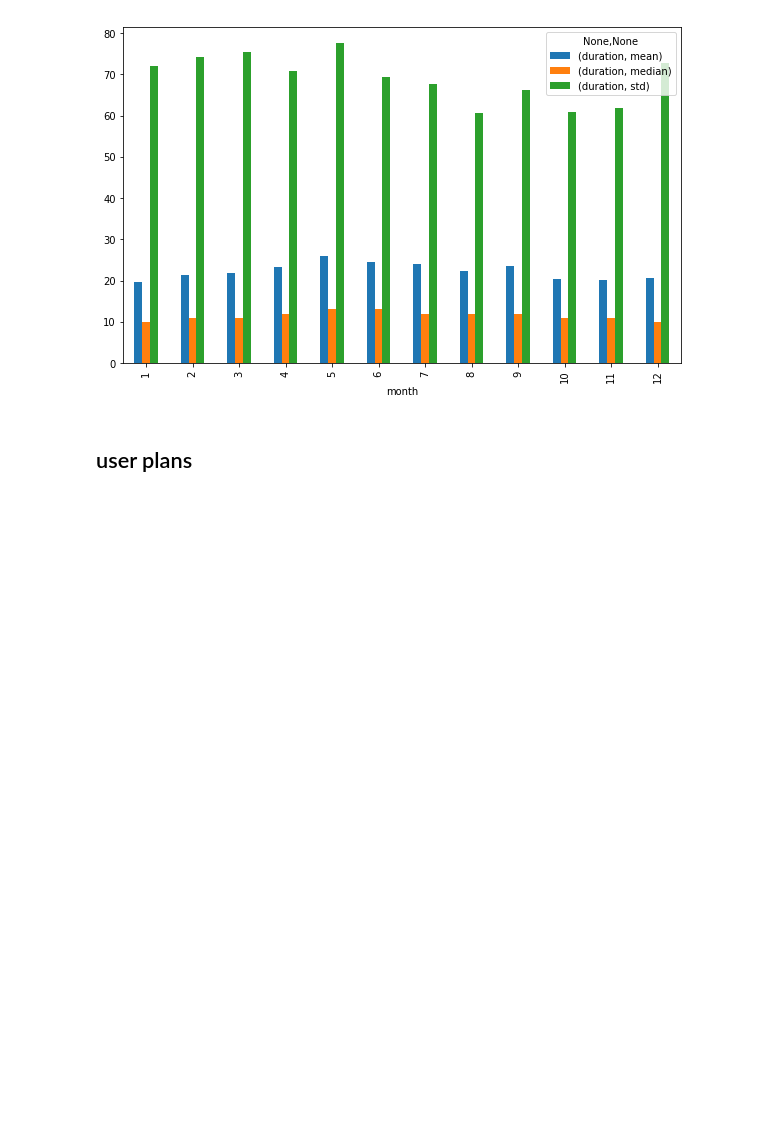
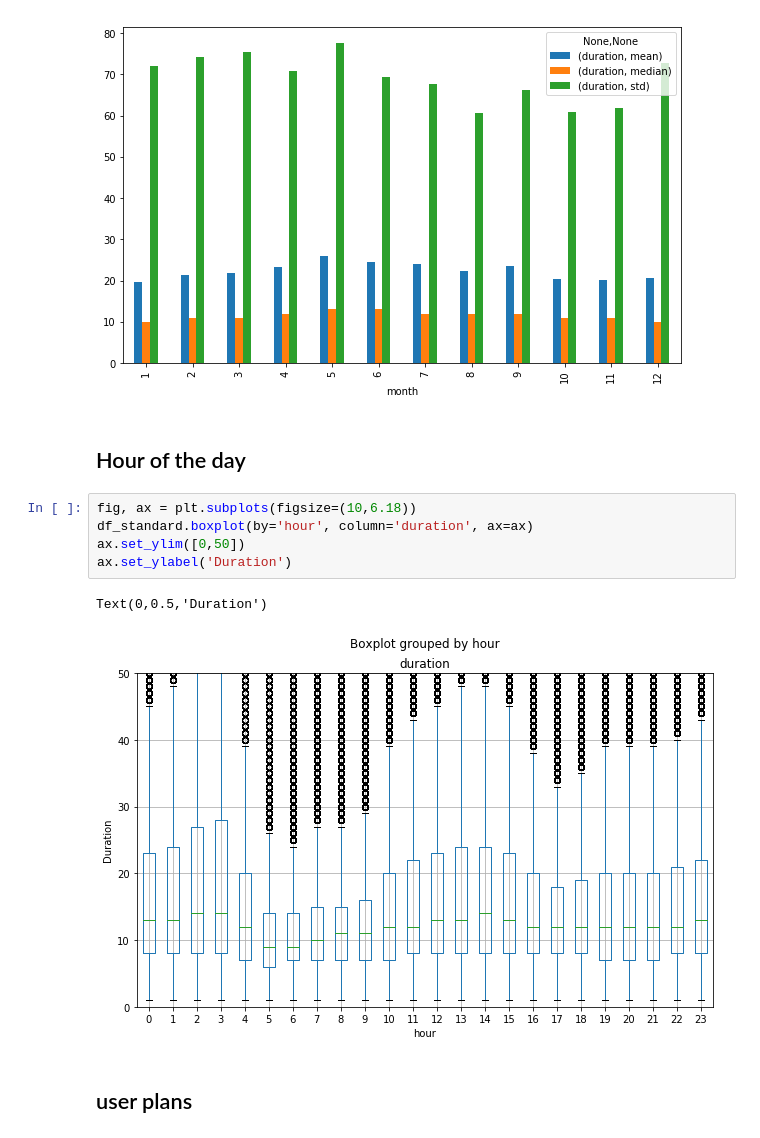
Before and after one commit to emptymalei/indego-bike-sharing-data, a Jupyter notebook: notebooks/wrangling_and_explorations.ipynb, the cells around one changed output. Drawn from its saved outputs; the diff is of its cells as text; blank space fills up the shorter version.

```diff
--- a/notebooks/wrangling_and_explorations.ipynb
+++ b/notebooks/wrangling_and_explorations.ipynb
@@ -255,6 +255,16 @@ df_standard.groupby('month')[['duration']].agg([np.mean,np.median,np.std]).plot.
 # %% [output]
 <matplotlib.axes._subplots.AxesSubplot at 0x...>
 [figure]
+# %% [markdown]
+## Hour of the day
+# %%
+fig, ax = plt.subplots(figsize=(10,6.18))
+df_standard.boxplot(by='hour', column='duration', ax=ax)
+ax.set_ylim([0,50])
+ax.set_ylabel('Duration')
+# %% [output]
+Text(0,0.5,'Duration')
+[figure, added]
 # %% [markdown]
 ## user plans
 # %%
```
Also changed, not shown: 1 other file.
